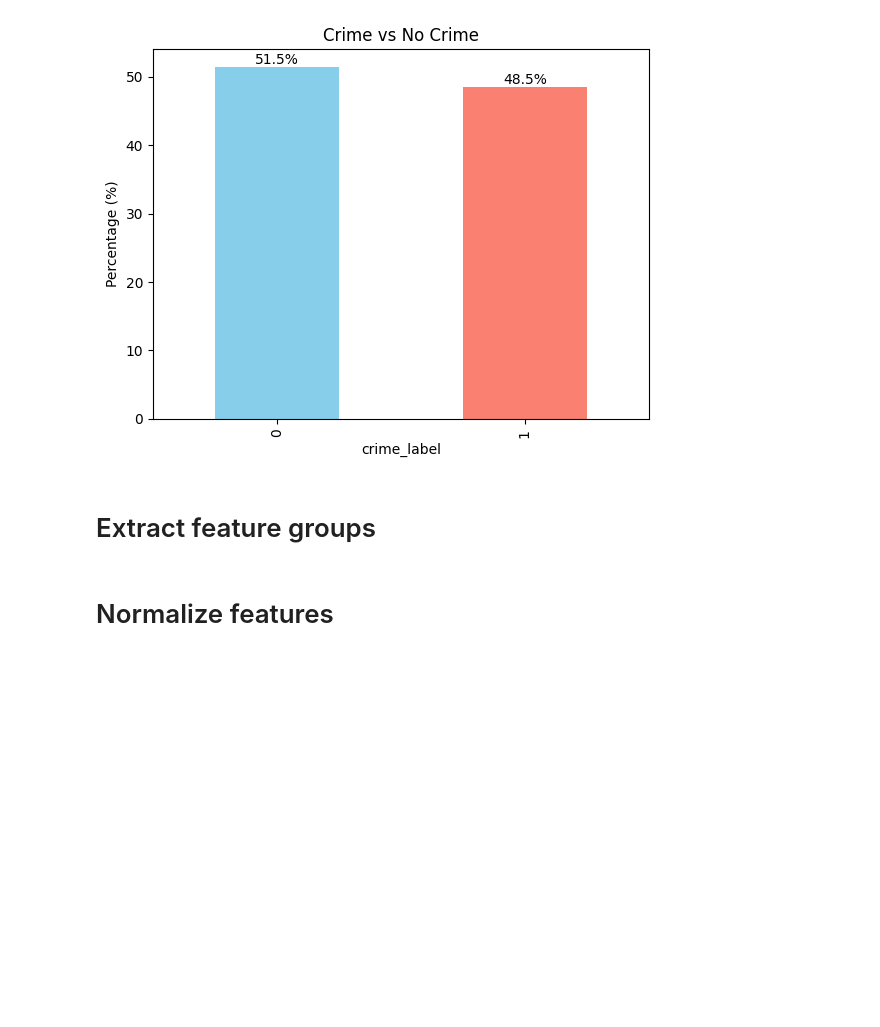
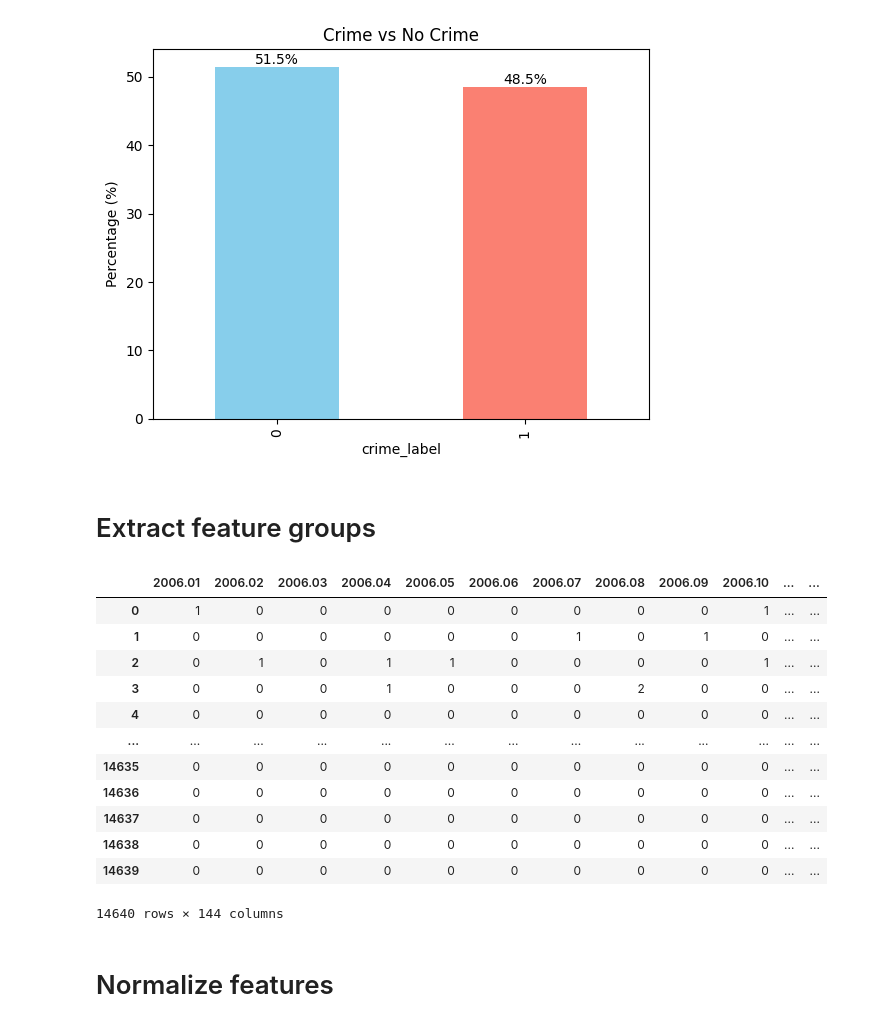
Before and after one commit to Waqar351/multi_model_data_fusion, a Jupyter notebook: M4.ipynb, the cells around one changed output. Cells and saved outputs as stored; diff of their text form; code cells hidden in the pictures; blank space fills up the shorter version.

```diff
--- a/M4.ipynb
+++ b/M4.ipynb
@@ -121,6 +125,22 @@ dynamic_dt = df_nodes_label[dynamic_cols]
 
 cols_to_drop = dynamic_cols + ['Nodo', 'Pontos_de_onibus', 'lat', 'long', 'total_crimes', 'crime_label']
 static_dt = df_nodes_label.drop(columns=cols_to_drop)
+# %%
+dynamic_dt
+# %% [output]
+|  | 2006.01 | 2006.02 | 2006.03 | 2006.04 | 2006.05 | 2006.06 | 2006.07 | 2006.08 | 2006.09 | 2006.10 | ... | ... |
+| 0 | 1 | 0 | 0 | 0 | 0 | 0 | 0 | 0 | 0 | 1 | ... | ... |
+| 1 | 0 | 0 | 0 | 0 | 0 | 0 | 1 | 0 | 1 | 0 | ... | ... |
+| 2 | 0 | 1 | 0 | 1 | 1 | 0 | 0 | 0 | 0 | 1 | ... | ... |
+| 3 | 0 | 0 | 0 | 1 | 0 | 0 | 0 | 2 | 0 | 0 | ... | ... |
+| 4 | 0 | 0 | 0 | 0 | 0 | 0 | 0 | 0 | 0 | 0 | ... | ... |
+| ... | ... | ... | ... | ... | ... | ... | ... | ... | ... | ... | ... | ... |
+| 14635 | 0 | 0 | 0 | 0 | 0 | 0 | 0 | 0 | 0 | 0 | ... | ... |
+| 14636 | 0 | 0 | 0 | 0 | 0 | 0 | 0 | 0 | 0 | 0 | ... | ... |
+| 14637 | 0 | 0 | 0 | 0 | 0 | 0 | 0 | 0 | 0 | 0 | ... | ... |
+| 14638 | 0 | 0 | 0 | 0 | 0 | 0 | 0 | 0 | 0 | 0 | ... | ... |
+| 14639 | 0 | 0 | 0 | 0 | 0 | 0 | 0 | 0 | 0 | 0 | ... | ... |
+14640 rows × 144 columns
 # %% [markdown]
 # Normalize features
 # %%
```
Also changed, not shown: parts of 19 cells of this notebook, 29 other files.
